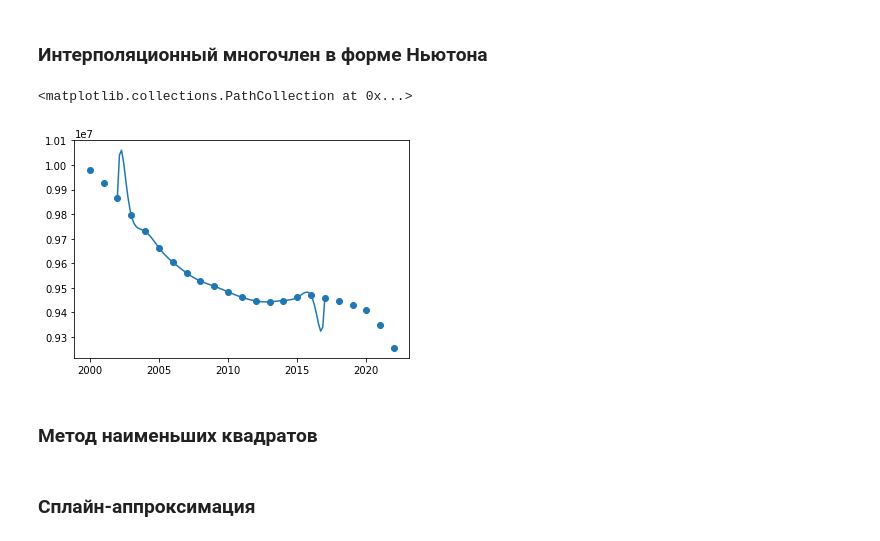
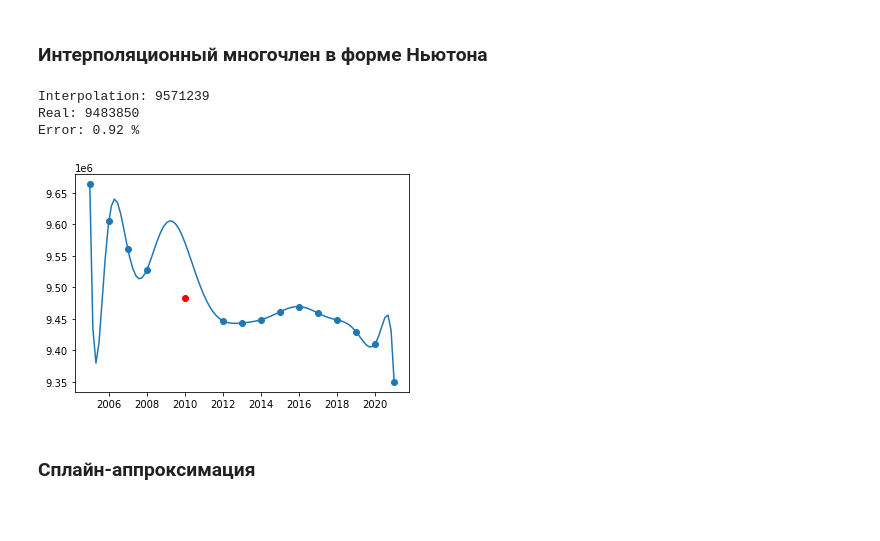
Before and after one commit to d3phys/computational-math, a Jupyter notebook: Lab 4 - Interpolation/interpolation.ipynb, the cells around one changed output. Drawn from its saved outputs; the diff is of its cells as text; code cells hidden in the pictures; blank space fills up the shorter version.

Commit message:
Add Lab 4: Interpolation

```diff
--- a/Lab 4 - Interpolation/interpolation.ipynb
+++ b/Lab 4 - Interpolation/interpolation.ipynb
@@ -14,8 +14,16 @@ https://www.belstat.gov.by/en/
 data = pd.read_excel('population.xlsx')
 data.replace(',','', regex=True, inplace=True)
 
-nodes  = np.array(data['Year'], dtype=np.float64)
-values = np.array(data['Population'], dtype=np.float64)
+nodes  = np.array(data['Year'], dtype=np.float64)[55:72]
+values = np.array(data['Population'], dtype=np.float64)[55:72]
+
+# Выбросим несколько точек
+# Красная точка на графиках -- значение, которые мы хотим определить
+target_year = nodes[5]
+target_popu = values[5]
+
+nodes = np.delete(nodes, (4, 5, 6))
+values = np.delete(values, (4, 5, 6))
 
 data
 # %% [output]
@@ -67,22 +75,22 @@ class Newton:
         for i in range(len(self.coeffs) - 1, 0, -1):
             __res = (__res + self.coeffs[i]) * (x - self.nodes[i - 1])
         return __res + self.coeffs[0]
-# %%
-x = nodes[52:68]
-f = values[52:68]
-
-interp = Newton(x, f)
-t = np.linspace(min(x), max(x), 100)
-plt.plot(t, interp(t))
-
-plt.scatter(nodes[50:73], values[50:73])
-
-#
-# %% [output]
-<matplotlib.collections.PathCollection at 0x...>
-[figure, removed]
-# %% [markdown]
-### Метод наименьших квадратов
+# %%
+interp = Newton(nodes, values)
+t = np.linspace(min(nodes), max(nodes), 100)
+plt.plot(t, interp(t))
+
+plt.plot(target_year,target_popu,'ro')
+plt.scatter(nodes, values)
+
+print('Interpolation: {:.0f}'.format(interp(target_year)))
+print('Real: {:.0f}'.format(target_popu))
+print('Error: {:.2f} %'.format(100 * abs(target_popu - interp(target_year)) / target_popu))
+# %% [output]
+Interpolation: 9571239
+Real: 9483850
+Error: 0.92 %
+[figure, added]
 # %% [markdown]
 ### Сплайн-аппроксимация
 # %% [markdown]
```
Also changed, not shown: parts of 8 cells of this notebook.
